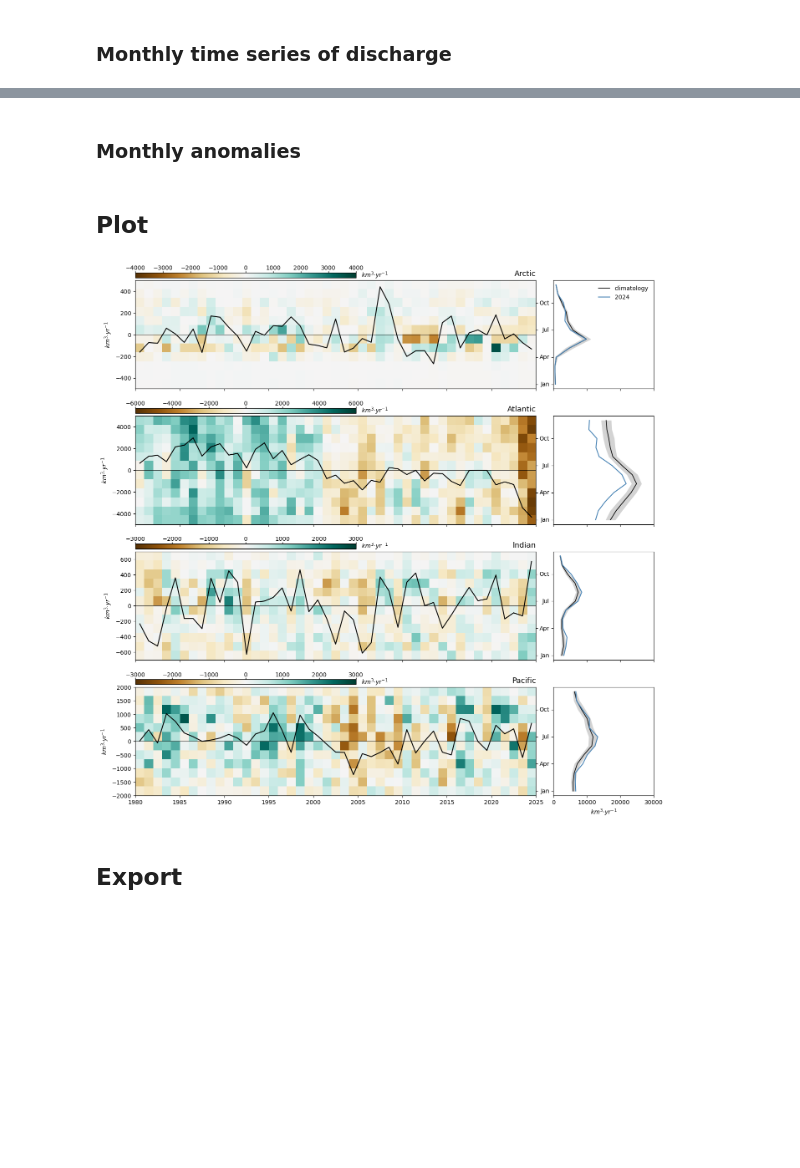
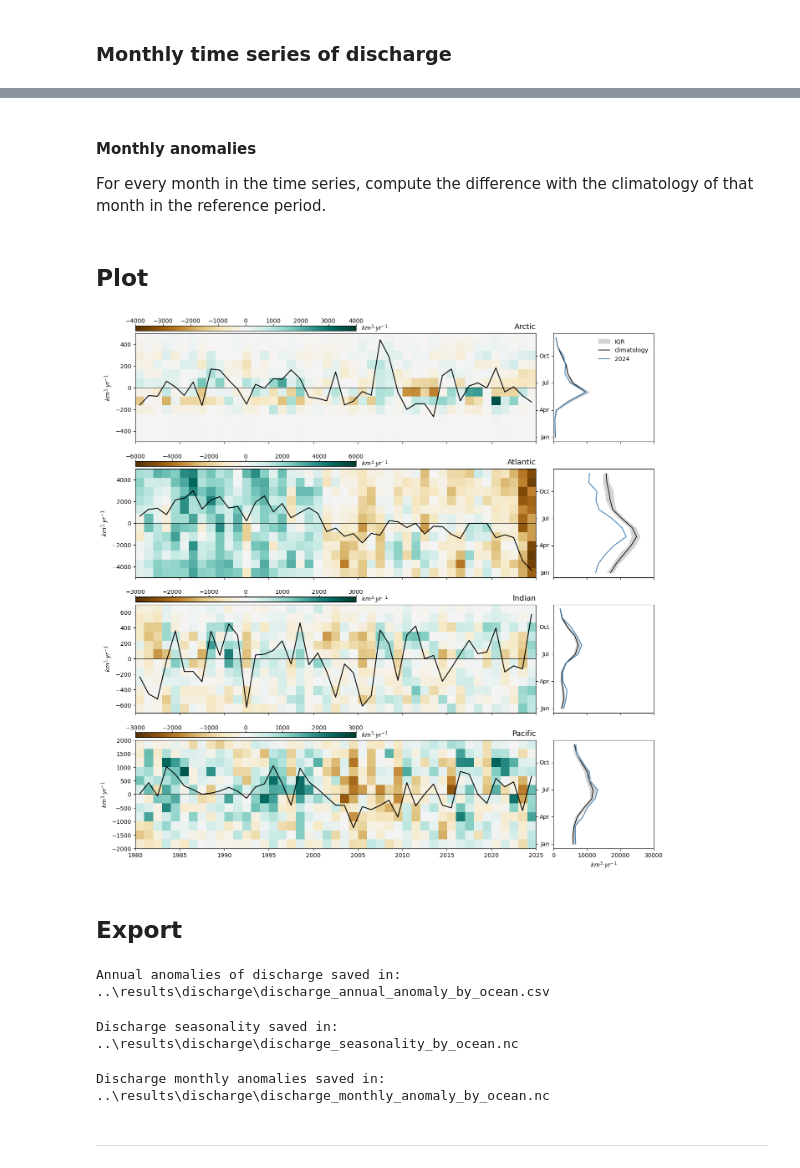
Before and after one commit to casadoj/SotCin2024, a Jupyter notebook: notebook/3.1_discharge_timeseries.ipynb, the cells around one changed output, grey strips where cells are left out. Drawn from its saved outputs; the diff is of its cells as text; code cells hidden in the pictures; blank space fills up the shorter version.

Commit message:
final results discharge timeseries

```diff
--- a/notebook/3.1_discharge_timeseries.ipynb
+++ b/notebook/3.1_discharge_timeseries.ipynb
@@ -69,6 +73,7 @@ dis = dis.rename({'valid_time': 'time'})
 
 # convert time convention to beginning-of-timestep
 dis['time'] = dis['time'] - pd.Timedelta(days=1)
+dis = dis.sel(time=slice(datetime(1980, 1, 1), datetime(2025, 1, 1)))
 # %% [markdown]
 ## Processing
 # %% [markdown]
@@ -164,5 +160,17 @@ seasonality['2024'] = dis_month.sel(year=2024).drop_vars('year')
+# %%
+# climatology of monthly discharge
+seasonality = xr.Dataset({
+    '25': dis_month.sel(year=slice(START.year, END.year)).quantile([.25], dim='year').squeeze('quantile').drop_vars('quantile'),
+    'mean': dis_month.sel(year=slice(START.year, END.year)).mean('year'),
+    'std': dis_month.sel(year=slice(START.year, END.year)).std('year'),
+    '75': dis_month.sel(year=slice(START.year, END.year)).quantile([.75], dim='year').squeeze('quantile').drop_vars('quantile'),
+})
+
+# monthly discharge 2024
+seasonality['2024'] = dis_month.sel(year=2024).drop_vars('year')
 # %% [markdown]
-### Monthly anomalies
+#### Monthly anomalies
+For every month in the time series, compute the difference with the climatology of that month in the reference period.
 # %%
 # compute
 monthly_anomalies = dis_month - seasonality['mean']
@@ -242,38 +250,40 @@ for ax_main, ax_side, ocean in zip(axes_main, axes_side, sorted(outlets.ocean.un
 
     # extract monthly values
     mean = seasonality['mean'].sel(ocean=ocean).to_pandas()
-    std = seasonality['std'].sel(ocean=ocean).to_pandas()
+    p25 = seasonality['25'].sel(ocean=ocean).to_pandas()
+    p75 = seasonality['75'].sel(ocean=ocean).to_pandas()
     target = seasonality['2024'].sel(ocean=ocean).to_pandas()
 
     ax_side.fill_betweenx(
         seasonality.month,
-        mean - std,
-        mean + std,
+        p25, #mean - std,
+        p75, #mean + std,
         color='lightgray',
         # alpha=.5,
-        zorder=0
+        zorder=0,
+        label='IQR',
     )
     ax_side.plot(mean.values, mean.index, c='k', lw=1.2, zorder=1, label='climatology')
     ax_side.plot(target.values, target.index, c='steelblue', lw=1.5, zorder=2, label='2024')
 
     # config
     ax_side.set(
         xlim=(0, 3e4),
         ylim=(.5, 12.5),
         xticks=[0, 1e4, 2e4, 3e4],
         yticks=range(1, 13, 3),
     )
     ax_side.set_yticklabels(['Jan', 'Apr', 'Jul', 'Oct'], rotation=0, va='center', ha='right')
     if ax_side == axes_side[-1]:
         ax_side.set_xlabel(r'$km^3·yr^{-1}$')
     else:
         ax_side.set_xticklabels([])
     if ax_side == axes_side[0]:
         ax_side.legend(loc=1, frameon=False)
 
 plt.savefig(PATH_PLOT / 'interannual_variability.jpg', dpi=300, bbox_inches='tight');
 # %% [output]
-[figure, old version]
+[figure, new version]
 # %% [markdown]
 ## Export
 # %%
@@ -281,13 +291,21 @@ plt.savefig(PATH_PLOT / 'interannual_variability.jpg', dpi=300, bbox_inches='tig
 output_file = PATH_OUT / f'{VAR}_annual_anomaly_by_ocean.csv'
 annual_anomaly.to_csv(output_file, float_format='%.0f')
 print(f'Annual anomalies of discharge saved in:\t{output_file}')
+# %% [output]
+Annual anomalies of discharge saved in: ..\results\discharge\discharge_annual_anomaly_by_ocean.csv
 # %%
 # seasonality
 output_file = PATH_OUT / f'{VAR}_seasonality_by_ocean.nc'
 seasonality.to_netcdf(output_file)
 print(f'Discharge seasonality saved in:\t{output_file}')
+# %% [output]
+Discharge seasonality saved in: ..\results\discharge\discharge_seasonality_by_ocean.nc
 # %%
 # monthly anomalies
 output_file = PATH_OUT / f'{VAR}_monthly_anomaly_by_ocean.nc'
 monthly_anomalies.to_netcdf(output_file)
 print(f'Discharge monthly anomalies saved in:\t{output_file}')
+# %% [output]
+Discharge monthly anomalies saved in:   ..\results\discharge\discharge_monthly_anomaly_by_ocean.nc
+# %% [markdown]
+***
```
Also changed, not shown: parts of 15 cells of this notebook, 3 other files.
